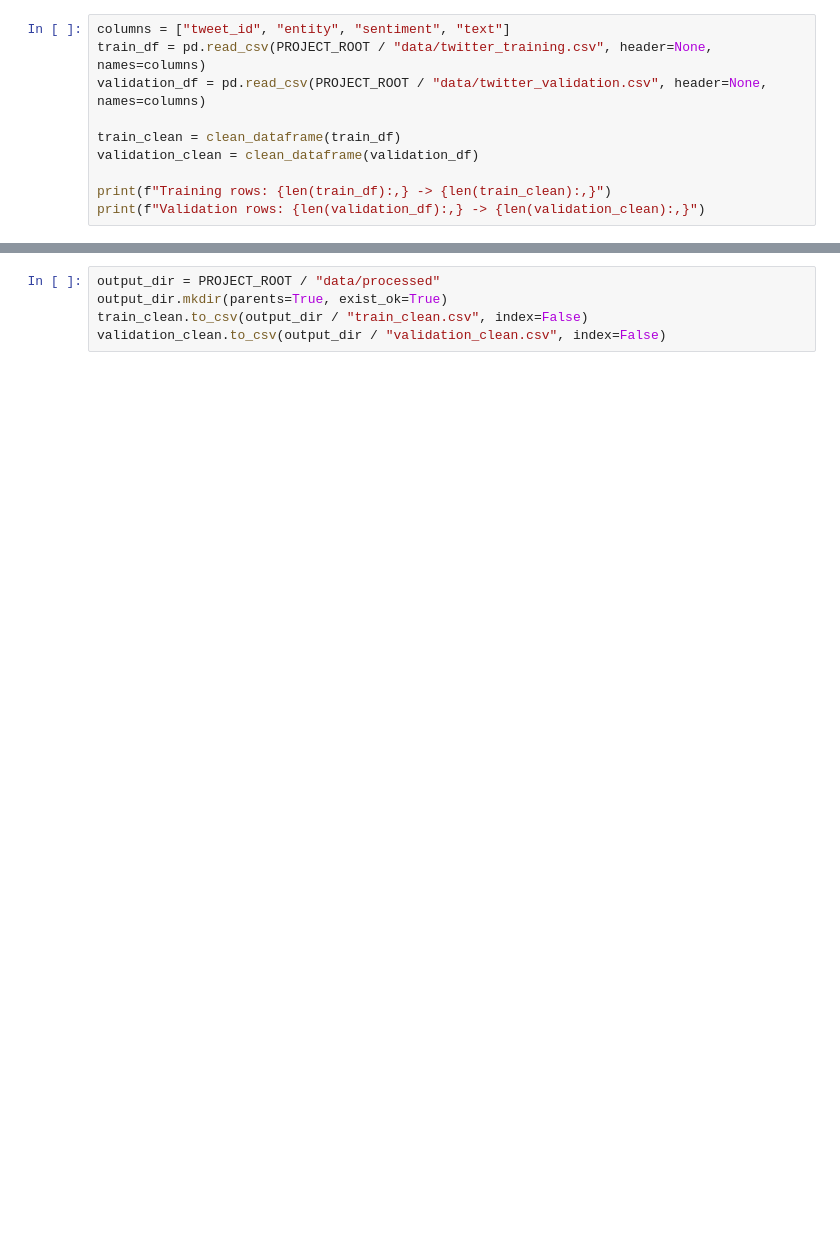
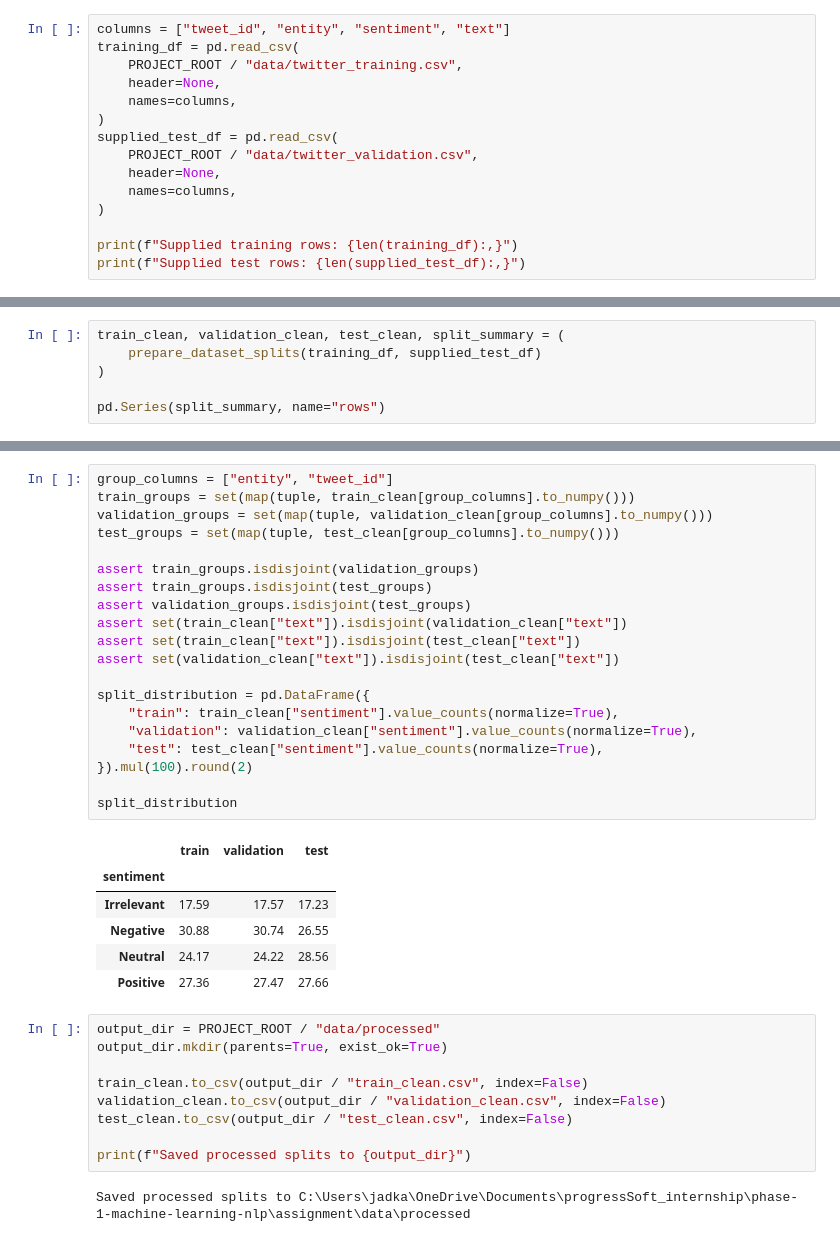
Before and after one commit to jadkandah/progressSoft_internship, a Jupyter notebook: phase-1-machine-learning-nlp/assignment/notebooks/00_data_preparation.ipynb, the cells around one changed output, grey strips where cells are left out. Saved outputs shown, nothing was run; the diff lists cells and outputs as text; blank space fills up the shorter version.

```diff
--- a/phase-1-machine-learning-nlp/assignment/notebooks/00_data_preparation.ipynb
+++ b/phase-1-machine-learning-nlp/assignment/notebooks/00_data_preparation.ipynb
@@ -15,10 +15,15 @@ from src.preprocessing import clean_dataframe
 # %%
 columns = ["tweet_id", "entity", "sentiment", "text"]
-train_df = pd.read_csv(PROJECT_ROOT / "data/twitter_training.csv", header=None, names=columns)
-validation_df = pd.read_csv(PROJECT_ROOT / "data/twitter_validation.csv", header=None, names=columns)
+training_df = pd.read_csv(
+    PROJECT_ROOT / "data/twitter_training.csv",
+    header=None,
+    names=columns,
+)
+supplied_test_df = pd.read_csv(
+    PROJECT_ROOT / "data/twitter_validation.csv",
+    header=None,
+    names=columns,
+)
 
-train_clean = clean_dataframe(train_df)
-validation_clean = clean_dataframe(validation_df)
-
-print(f"Training rows: {len(train_df):,} -> {len(train_clean):,}")
-print(f"Validation rows: {len(validation_df):,} -> {len(validation_clean):,}")
+print(f"Supplied training rows: {len(training_df):,}")
+print(f"Supplied test rows: {len(supplied_test_df):,}")
@@ -39,0 +33,6 @@ print(f"Final training rows: {len(train_clean):,}")
+# %%
+train_clean, validation_clean, test_clean, split_summary = (
+    prepare_dataset_splits(training_df, supplied_test_df)
+)
+
+pd.Series(split_summary, name="rows")
@@ -40,5 +55,38 @@ print(f"Final training rows: {len(train_clean):,}")
+# %%
+group_columns = ["entity", "tweet_id"]
+train_groups = set(map(tuple, train_clean[group_columns].to_numpy()))
+validation_groups = set(map(tuple, validation_clean[group_columns].to_numpy()))
+test_groups = set(map(tuple, test_clean[group_columns].to_numpy()))
+
+assert train_groups.isdisjoint(validation_groups)
+assert train_groups.isdisjoint(test_groups)
+assert validation_groups.isdisjoint(test_groups)
+assert set(train_clean["text"]).isdisjoint(validation_clean["text"])
+assert set(train_clean["text"]).isdisjoint(test_clean["text"])
+assert set(validation_clean["text"]).isdisjoint(test_clean["text"])
+
+split_distribution = pd.DataFrame({
+    "train": train_clean["sentiment"].value_counts(normalize=True),
+    "validation": validation_clean["sentiment"].value_counts(normalize=True),
+    "test": test_clean["sentiment"].value_counts(normalize=True),
+}).mul(100).round(2)
+
+split_distribution
+# %% [output]
+|  | train | validation | test |
+| sentiment |  |  |  |
+| Irrelevant | 17.59 | 17.57 | 17.23 |
+| Negative | 30.88 | 30.74 | 26.55 |
+| Neutral | 24.17 | 24.22 | 28.56 |
+| Positive | 27.36 | 27.47 | 27.66 |
 # %%
 output_dir = PROJECT_ROOT / "data/processed"
 output_dir.mkdir(parents=True, exist_ok=True)
+
 train_clean.to_csv(output_dir / "train_clean.csv", index=False)
 validation_clean.to_csv(output_dir / "validation_clean.csv", index=False)
+test_clean.to_csv(output_dir / "test_clean.csv", index=False)
+
+print(f"Saved processed splits to {output_dir}")
+# %% [output]
+Saved processed splits to C:\Users\jadka\OneDrive\Documents\progressSoft_internship\phase-1-machine-learning-nlp\assignment\data\processed
```
Also changed, not shown: parts of 7 cells of this notebook, 19 other files.
